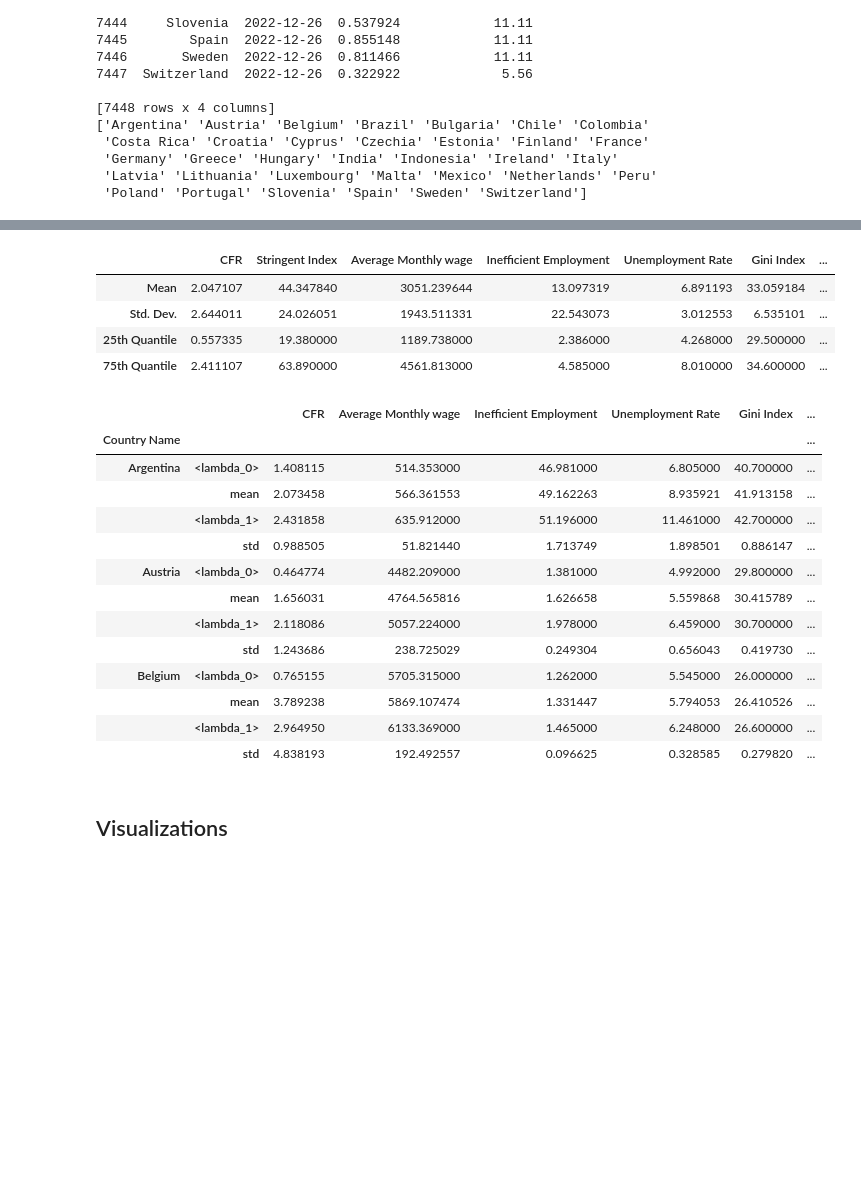
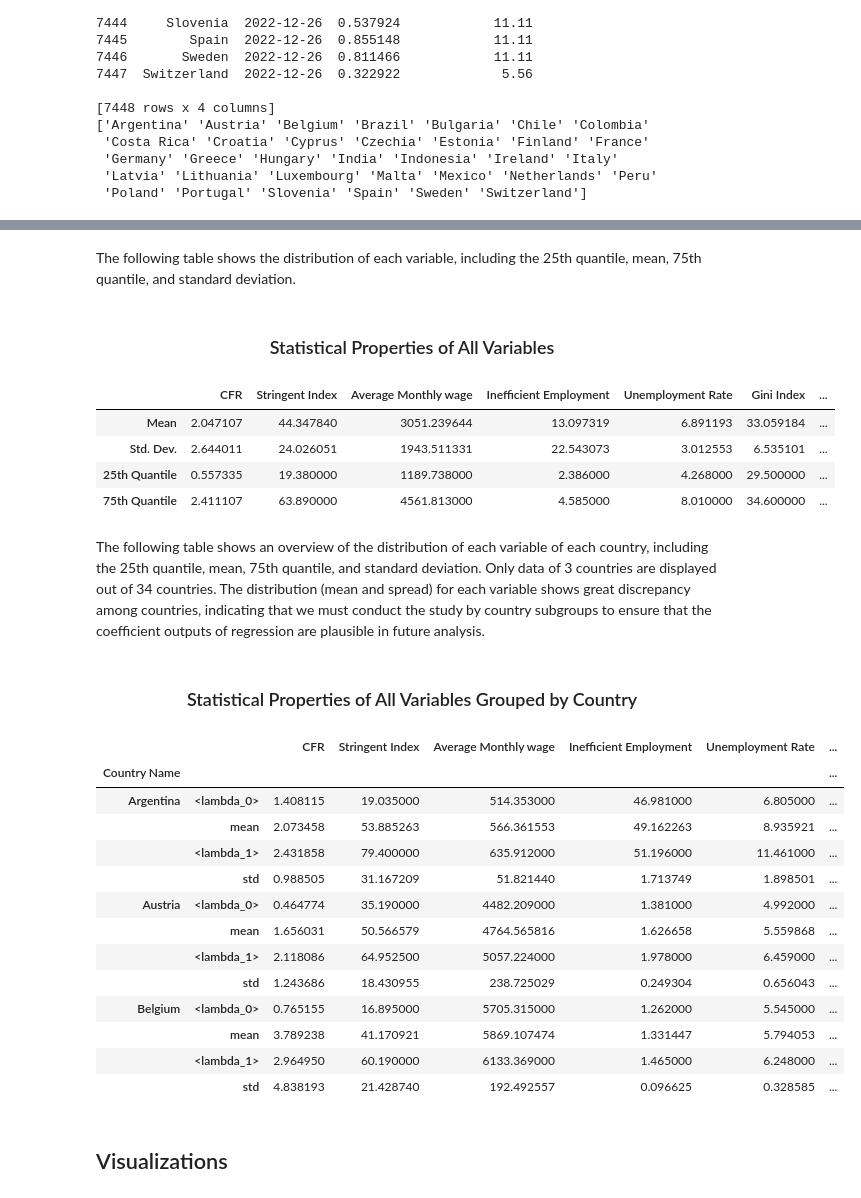
Before and after one commit to ECO225-W2025/eco225-project-code-RuofanChen3426, a Jupyter notebook: project_one.ipynb, the cells around one changed output, grey strips where cells are left out. Saved outputs shown, nothing was run; the diff lists cells and outputs as text; code cells hidden in the pictures; blank space fills up the shorter version.

Commit message:
Summary Tables updated

```diff
--- a/project_one.ipynb
+++ b/project_one.ipynb
@@ -417,6 +425,10 @@ display(styled_table)
 | 11 | Spain | 2022-12-26 | 0.855148 | 11.110000 | 2852.492000 | 2.612000 | ... |
 | 12 | Sweden | 2022-12-26 | 0.811466 | 11.110000 | 4475.317000 | 3.266000 | ... |
 | 13 | Switzerland | 2022-12-26 | 0.322922 | 5.560000 | 6463.190000 | 0.883000 | ... |
+# %% [markdown]
+The following table shows the distribution of each variable, including the 25th quantile, mean, 75th quantile, and standard deviation.
+# %% [markdown]
+<h3 style='text-align: center;'>Statistical Properties of All Variables</h3>
 # %%
 columns_of_interest = ['CFR', 'Stringent Index', 'Average Monthly wage', 'Inefficient Employment',
                        'Unemployment Rate', 'Gini Index', 'Population', 'Government Health Spending']
@@ -443,39 +446,32 @@ display(summary_stats_df)
 | Std. Dev. | 2.644011 | 24.026051 | 1943.511331 | 22.543073 | 3.012553 | 6.535101 | ... |
 | 25th Quantile | 0.557335 | 19.380000 | 1189.738000 | 2.386000 | 4.268000 | 29.500000 | ... |
 | 75th Quantile | 2.411107 | 63.890000 | 4561.813000 | 4.585000 | 8.010000 | 34.600000 | ... |
+# %% [markdown]
+The following table shows an overview of the distribution of each variable of each country, including the 25th quantile, mean, 75th quantile, and standard deviation. Only data of 3 countries are displayed out of 34 countries. The distribution (mean and spread) for each variable shows great discrepancy among countries, indicating that we must conduct the study by country subgroups to ensure that the coefficient outputs of regression are plausible in future analysis.
+# %% [markdown]
+<h3 style='text-align: center;'>Statistical Properties of All Variables Grouped by Country</h3>
 # %%
-
-columns_of_interest = [
-    'CFR', 'Average Monthly wage', 'Inefficient Employment', 'Unemployment Rate',
-    'Gini Index', 'Population', 'Government Health Spending'
-]
-
-# 按国家进行分组，并计算每个国家的 25th percentile, mean, 75th percentile, 标准差
 country_summary_stats = merged_data.groupby('Country Name')[columns_of_interest].agg(
     [lambda x: x.quantile(0.25), 'mean', lambda x: x.quantile(0.75), 'std']
 )
+country_summary_stats = country_summary_stats.stack(level=1, future_stack=True)
 
-
-# 将统计量堆叠起来，使每个国家占据四行
-country_summary_stats = country_summary_stats.stack(level=1)
-
-# 查看stack后的列名和结构
 display(country_summary_stats.head(12))
 # %% [output]
-|  |  | CFR | Average Monthly wage | Inefficient Employment | Unemployment Rate | Gini Index | ... |
+|  |  | CFR | Stringent Index | Average Monthly wage | Inefficient Employment | Unemployment Rate | ... |
 | Country Name |  |  |  |  |  |  | ... |
-| Argentina | <lambda_0> | 1.408115 | 514.353000 | 46.981000 | 6.805000 | 40.700000 | ... |
-|  | mean | 2.073458 | 566.361553 | 49.162263 | 8.935921 | 41.913158 | ... |
-|  | <lambda_1> | 2.431858 | 635.912000 | 51.196000 | 11.461000 | 42.700000 | ... |
-|  | std | 0.988505 | 51.821440 | 1.713749 | 1.898501 | 0.886147 | ... |
-| Austria | <lambda_0> | 0.464774 | 4482.209000 | 1.381000 | 4.992000 | 29.800000 | ... |
-|  | mean | 1.656031 | 4764.565816 | 1.626658 | 5.559868 | 30.415789 | ... |
-|  | <lambda_1> | 2.118086 | 5057.224000 | 1.978000 | 6.459000 | 30.700000 | ... |
-|  | std | 1.243686 | 238.725029 | 0.249304 | 0.656043 | 0.419730 | ... |
-| Belgium | <lambda_0> | 0.765155 | 5705.315000 | 1.262000 | 5.545000 | 26.000000 | ... |
-|  | mean | 3.789238 | 5869.107474 | 1.331447 | 5.794053 | 26.410526 | ... |
-|  | <lambda_1> | 2.964950 | 6133.369000 | 1.465000 | 6.248000 | 26.600000 | ... |
-|  | std | 4.838193 | 192.492557 | 0.096625 | 0.328585 | 0.279820 | ... |
+| Argentina | <lambda_0> | 1.408115 | 19.035000 | 514.353000 | 46.981000 | 6.805000 | ... |
+|  | mean | 2.073458 | 53.885263 | 566.361553 | 49.162263 | 8.935921 | ... |
+|  | <lambda_1> | 2.431858 | 79.400000 | 635.912000 | 51.196000 | 11.461000 | ... |
+|  | std | 0.988505 | 31.167209 | 51.821440 | 1.713749 | 1.898501 | ... |
+| Austria | <lambda_0> | 0.464774 | 35.190000 | 4482.209000 | 1.381000 | 4.992000 | ... |
+|  | mean | 1.656031 | 50.566579 | 4764.565816 | 1.626658 | 5.559868 | ... |
+|  | <lambda_1> | 2.118086 | 64.952500 | 5057.224000 | 1.978000 | 6.459000 | ... |
+|  | std | 1.243686 | 18.430955 | 238.725029 | 0.249304 | 0.656043 | ... |
+| Belgium | <lambda_0> | 0.765155 | 16.895000 | 5705.315000 | 1.262000 | 5.545000 | ... |
+|  | mean | 3.789238 | 41.170921 | 5869.107474 | 1.331447 | 5.794053 | ... |
+|  | <lambda_1> | 2.964950 | 60.190000 | 6133.369000 | 1.465000 | 6.248000 | ... |
+|  | std | 4.838193 | 21.428740 | 192.492557 | 0.096625 | 0.328585 | ... |
 # %% [markdown]
 <h2> Visualizations </h2>
 # %%
```
Also changed, not shown: parts of 12 cells of this notebook.
